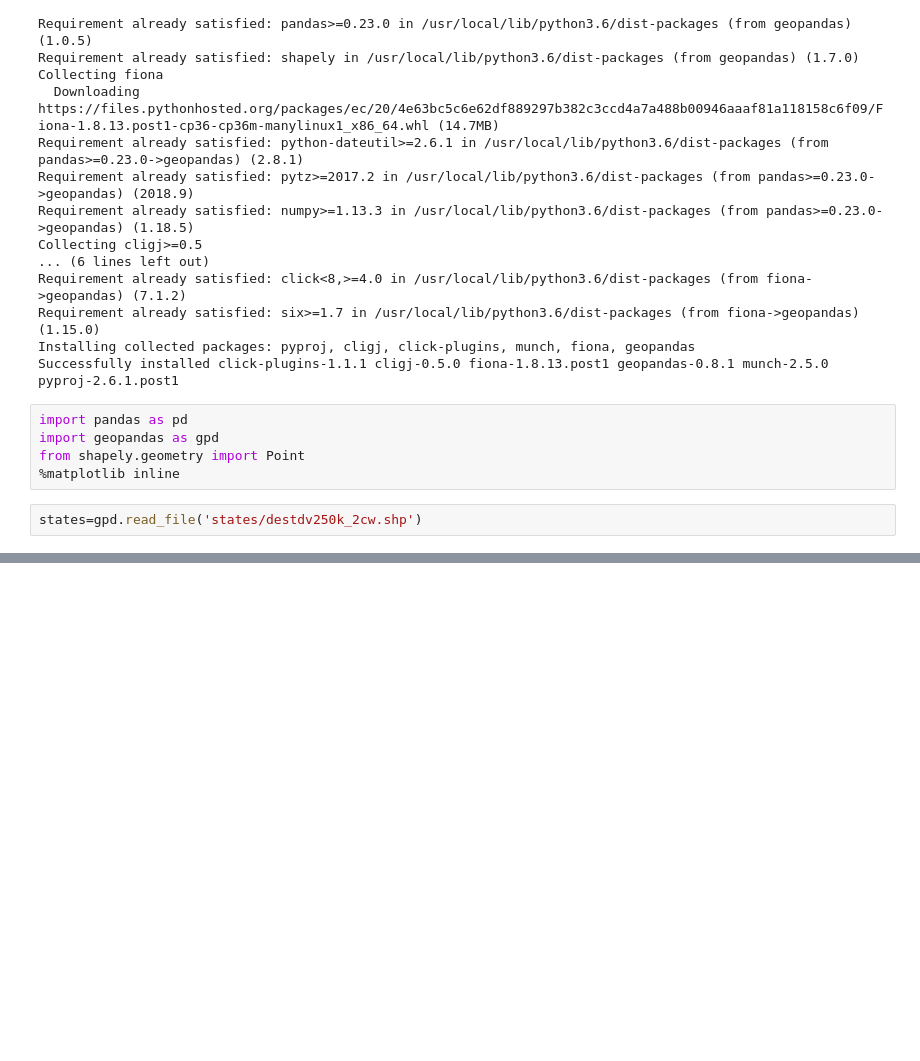
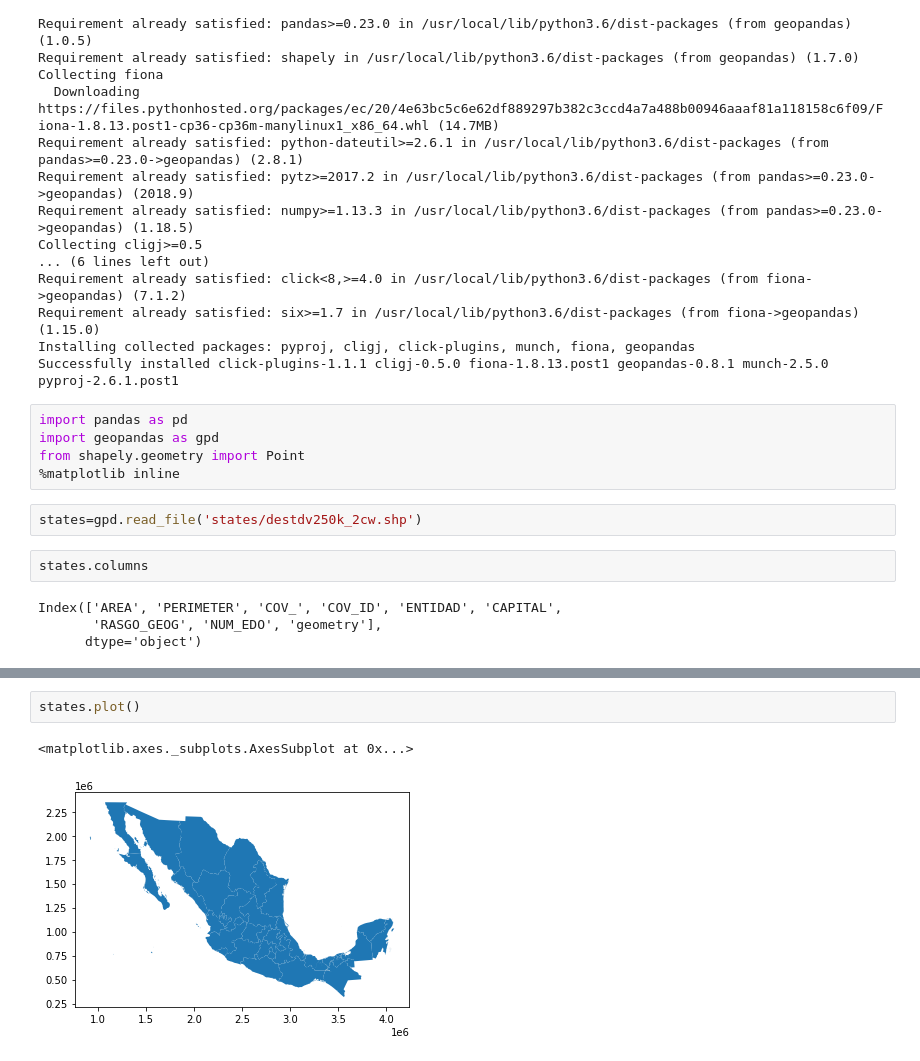
Before and after one commit to carlosdan8co/IntroToGEODataFrames, a Jupyter notebook: IntroToGEODataframes.ipynb, the cells around one changed output, grey strips where cells are left out. Drawn from its saved outputs; the diff is of its cells as text; blank space fills up the shorter version.

Commit message:
Ploting states

```diff
--- a/IntroToGEODataframes.ipynb
+++ b/IntroToGEODataframes.ipynb
@@ -72,6 +72,12 @@ from shapely.geometry import Point
 %matplotlib inline
 # %%
 states=gpd.read_file('states/destdv250k_2cw.shp')
+# %%
+states.columns
+# %% [output]
+Index(['AREA', 'PERIMETER', 'COV_', 'COV_ID', 'ENTIDAD', 'CAPITAL',
+       'RASGO_GEOG', 'NUM_EDO', 'geometry'],
+      dtype='object')
 # %%
 states.head()
 # %% [output]
@@ -81,3 +87,8 @@ states.head()
 | 2 | 4.242921e+04 | 9.162551e+02 | 4 | 4 | BAJA CALIFORNIA | None | ISLA | 02 | POLYGON ((1057339.163 2338672.912... |
 | 3 | 1.297597e+05 | 2.259749e+03 | 5 | 5 | BAJA CALIFORNIA | None | ISLA | 02 | POLYGON ((1057559.166 2337684.659... |
 | 4 | 1.479779e+06 | 7.917770e+03 | 6 | 6 | BAJA CALIFORNIA | None | ISLA | 02 | POLYGON ((1059151.991 2334815.901... |
+# %%
+states.plot()
+# %% [output]
+<matplotlib.axes._subplots.AxesSubplot at 0x...>
+[figure, added]
```
Also changed, not shown: parts of 7 cells of this notebook.
